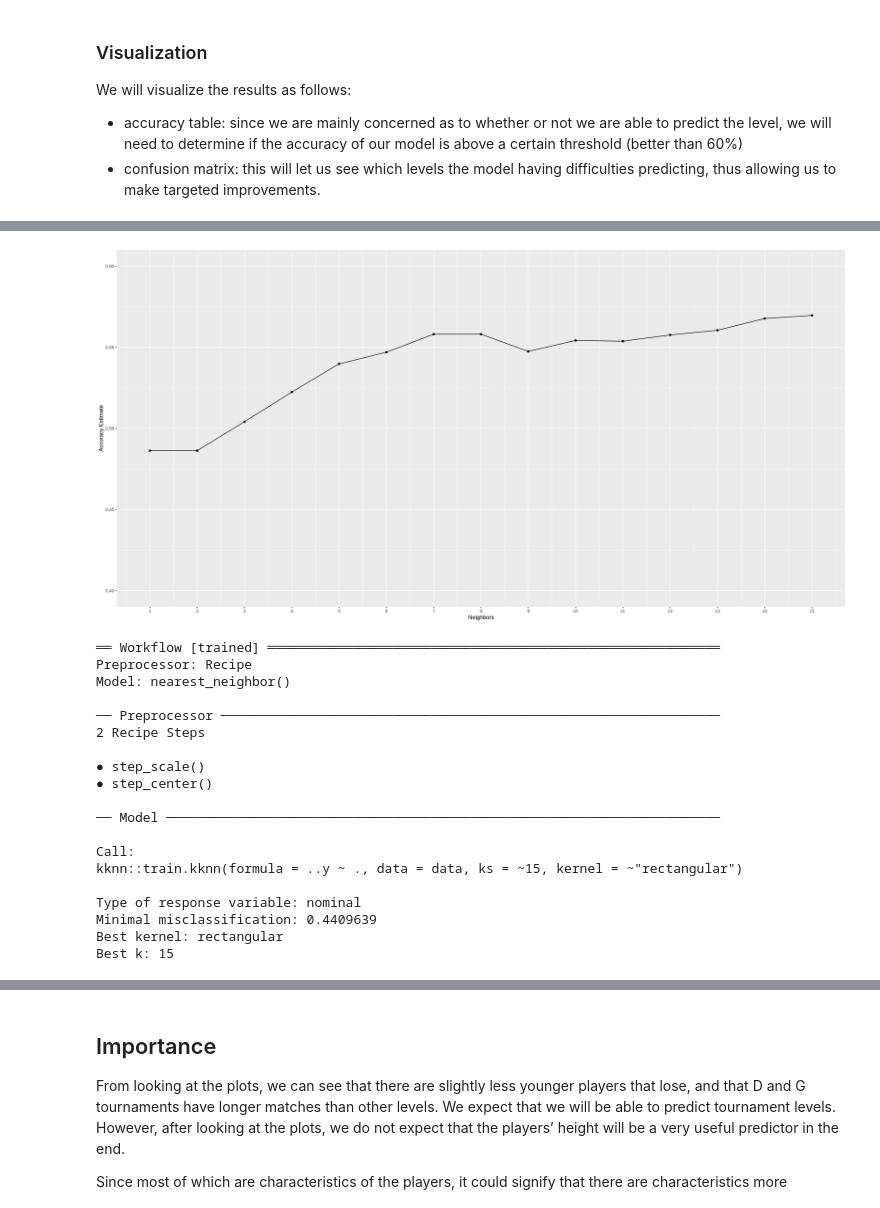
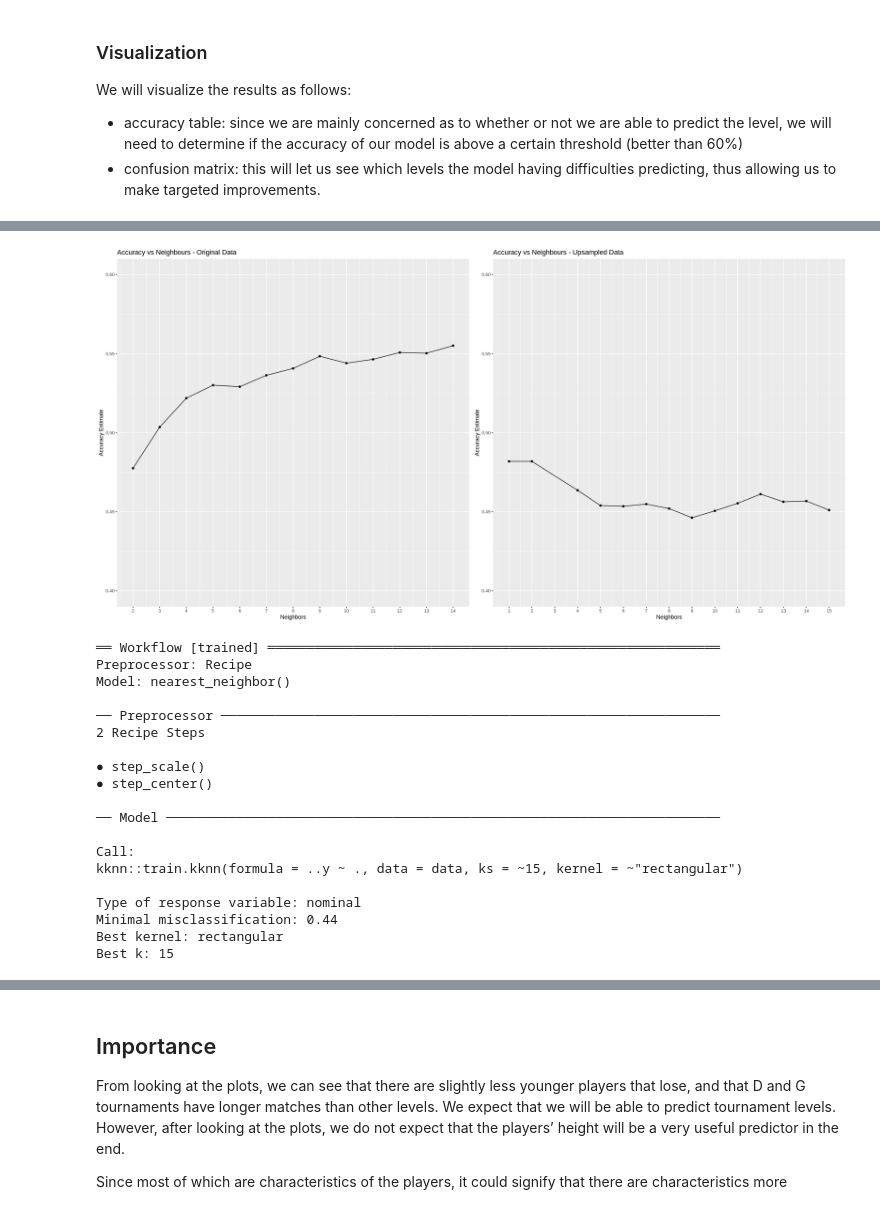
Before and after one commit to browningluke/ubc-dsci100-project, a Jupyter notebook: tennis.ipynb, the cells around one changed output, grey strips where cells are left out. Saved outputs shown, nothing was run; the diff lists cells and outputs as text; code cells hidden in the pictures.

Commit message:
Add upsampled model

```diff
--- a/tennis.ipynb
+++ b/tennis.ipynb
@@ -200,11 +191,17 @@ We will visualize the results as follows:
 # %%
 # Create the recipe from the training data. Scale and center the data (since we are using KNN)
 
-tenis_recipe <- recipe(tourney_level ~ ., data = tennis_train) %>%
+tennis_recipe <- recipe(tourney_level ~ ., data = tennis_train) %>%
     step_scale(all_predictors()) %>%
     step_center(all_predictors())
 
-tenis_recipe
+tennis_recipe_upsampled <- recipe(tourney_level ~ ., data = tennis_train) %>%
+    step_scale(all_predictors()) %>%
+    step_center(all_predictors()) %>%
+    step_upsample(tourney_level)
+
+tennis_recipe
+tennis_recipe_upsampled
 # %% [output]
 Data Recipe
 
@@ -221,18 +231,26 @@ Centering for all_predictors()
 # %%
 # Create folds to cross-validate our model while we tune it.
 
-tenis_vfold <- vfold_cv(tennis_train, v = 5, strata = tourney_level)
+tennis_vfold <- vfold_cv(tennis_train, v = 5, strata = tourney_level)
 
 knn_tune <- nearest_neighbor(weight_func = "rectangular", neighbors = tune()) %>%
       set_engine("kknn") %>%
       set_mode("classification")
 
 knn_results <- workflow() %>%
-      add_recipe(tenis_recipe) %>%
+      add_recipe(tennis_recipe) %>%
       add_model(knn_tune) %>%
-      tune_grid(resamples = tenis_vfold, grid = 20) %>%
+      tune_grid(resamples = tennis_vfold, grid = 20) %>%
       collect_metrics(.)
+
+knn_results_upsampled <- workflow() %>%
+      add_recipe(tennis_recipe_upsampled) %>%
+      add_model(knn_tune) %>%
+      tune_grid(resamples = tennis_vfold, grid = 20) %>%
+      collect_metrics(.)
+
 head(knn_results)
+head(knn_results_upsampled)
 # %% [output]
 A tibble: 6 × 7
 | neighbors | .metric | .estimator | mean | n | std_err | .config |
@@ -246,18 +273,31 @@ A tibble: 6 × 7
 # %%
 # Calculate and plot the accuracy of the model versus the number of neighbours (K).
 
 accuracies <- knn_results %>%
       filter(.metric == "accuracy")
 
+accuracies_upsampled <- knn_results_upsampled %>%
+      filter(.metric == "accuracy")
+
+
 accuracy_versus_k <- ggplot(accuracies, aes(x = neighbors, y = mean)) +
       geom_point() +
       geom_line() +
-      labs(x = "Neighbors", y = "Accuracy Estimate") +
+      labs(x = "Neighbors", y = "Accuracy Estimate", title = "Accuracy vs Neighbours - Original Data") +
       scale_x_continuous(breaks = seq(0, 20, by = 1)) +  # adjusting the x-axis
       scale_y_continuous(limits = c(0.4, 0.6)) # adjusting the y-axis
-accuracy_versus_k
+
+
+accuracy_versus_k_upsampled <- ggplot(accuracies_upsampled, aes(x = neighbors, y = mean)) +
+      geom_point() +
+      geom_line() +
+      labs(x = "Neighbors", y = "Accuracy Estimate", title = "Accuracy vs Neighbours - Upsampled Data") +
+      scale_x_continuous(breaks = seq(0, 20, by = 1)) +  # adjusting the x-axis
+      scale_y_continuous(limits = c(0.4, 0.6)) # adjusting the y-axis
+
+cowplot::plot_grid(accuracy_versus_k, accuracy_versus_k_upsampled)
 # %% [output]
-[figure, old version]
+[figure, new version]
 # %%
 # Set K to the value with the highest accuracy, create the model specification and fit the data.
 
@@ -266,7 +306,7 @@ knn_spec <- nearest_neighbor(weight_func = "rectangular", neighbors = 15) %>%
       set_mode("classification")
 
 tennis_fit <- workflow() %>%
-      add_recipe(tenis_recipe) %>%
+      add_recipe(tennis_recipe) %>%
       add_model(knn_spec) %>%
       fit(data = tennis_train)
 
@@ -288,7 +328,7 @@ Call:
 kknn::train.kknn(formula = ..y ~ ., data = data, ks = ~15, kernel = ~"rectangular")
 
 Type of response variable: nominal
-Minimal misclassification: 0.4409639
+Minimal misclassification: 0.44
 Best kernel: rectangular
 Best k: 15
 # %%
```
Also changed, not shown: parts of 10 cells of this notebook.
